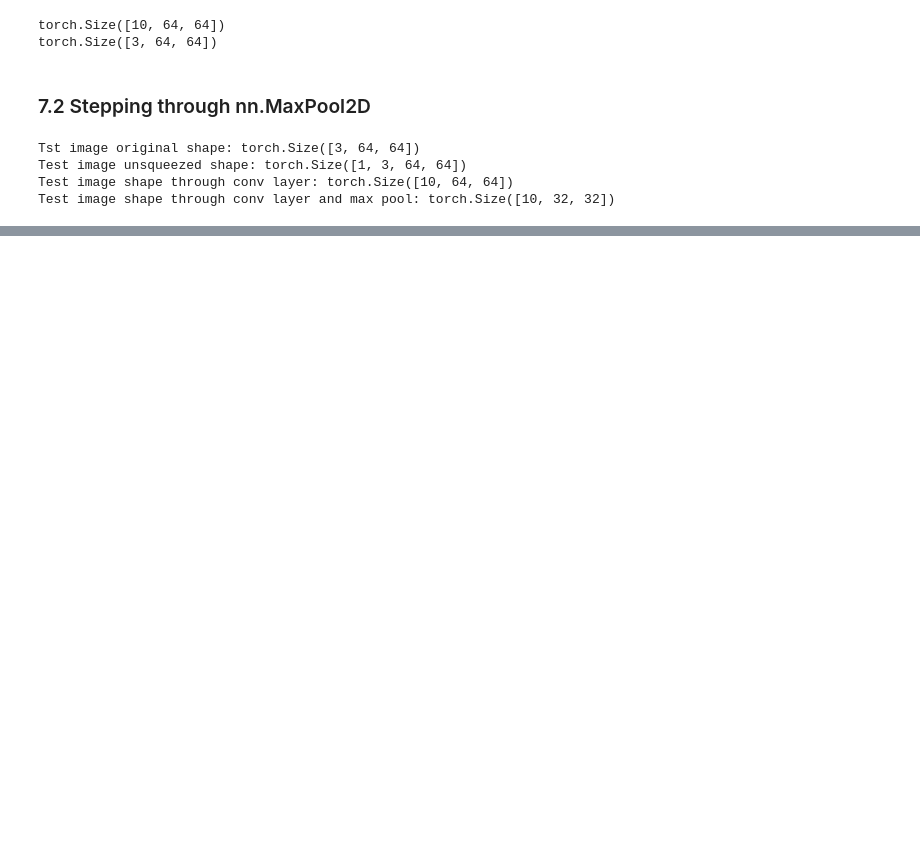
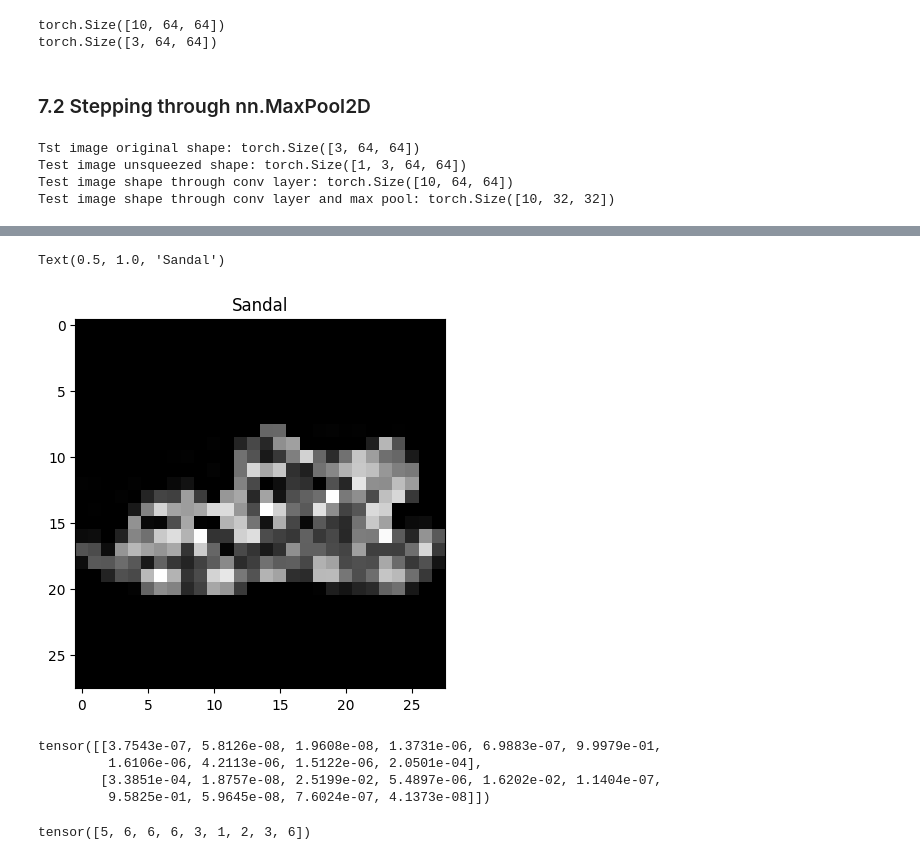
Before and after one commit to AeroEng16/machine-learning-with-python-logistic-regression-3211129, a Jupyter notebook: 03_computerVision.ipynb, the cells around one changed output, grey strips where cells are left out. Saved outputs shown, nothing was run; the diff lists cells and outputs as text; code cells hidden in the pictures; blank space fills up the shorter version.

```diff
--- a/03_computerVision.ipynb
+++ b/03_computerVision.ipynb
@@ -841,0 +968,39 @@ tensor([[-0.0291,  0.0396, -0.0288,  0.0550,  0.0497,  0.0312,  0.0086,  0.0044,
+# %%
+import random
+#random.seed(42)
+test_samples = []
+test_labels = []
+for sample,label in random.sample(list(test_data),k=9):
+  test_samples.append(sample)
+  test_labels.append(label)
+
+# View the first sample shape
+
+test_samples[0].shape
+plt.imshow(test_samples[0].squeeze(),cmap="gray")
+plt.title([k for k, v in class_to_idx.items() if v == test_labels[0]][0])
+# %% [output]
+Text(0.5, 1.0, 'Sandal')
+[figure, added]
+# %%
+# Make predictions
+
+pred_probs = make_predictions(model=model_2,
+                              data=test_samples,
+                              device=device)
+
+# View first two prediction probabilities
+
+pred_probs[:2]
+# %% [output]
+tensor([[3.7543e-07, 5.8126e-08, 1.9608e-08, 1.3731e-06, 6.9883e-07, 9.9979e-01,
+         1.6106e-06, 4.2113e-06, 1.5122e-06, 2.0501e-04],
+        [3.3851e-04, 1.8757e-08, 2.5199e-02, 5.4897e-06, 1.6202e-02, 1.1404e-07,
+         9.5825e-01, 5.9645e-08, 7.6024e-07, 4.1373e-08]])
+# %%
+# Convert prediction probabilities to labels
+
+pred_classes = pred_probs.argmax(dim=1)
+pred_classes
+# %% [output]
+tensor([5, 6, 6, 6, 3, 1, 2, 3, 6])
```
Also changed, not shown: parts of 34 cells of this notebook.
